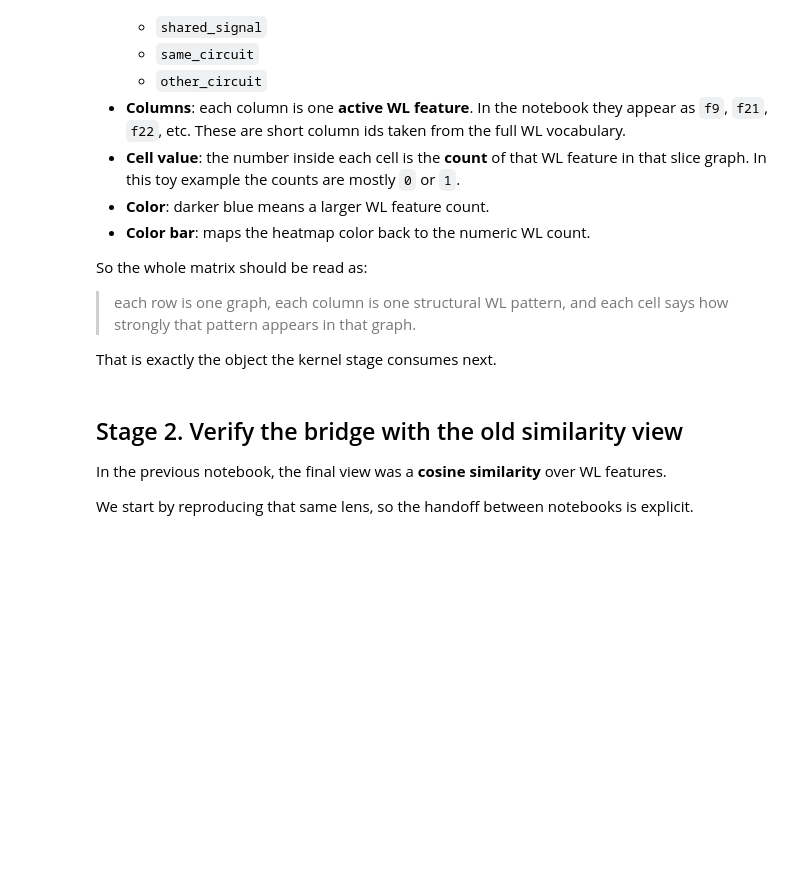
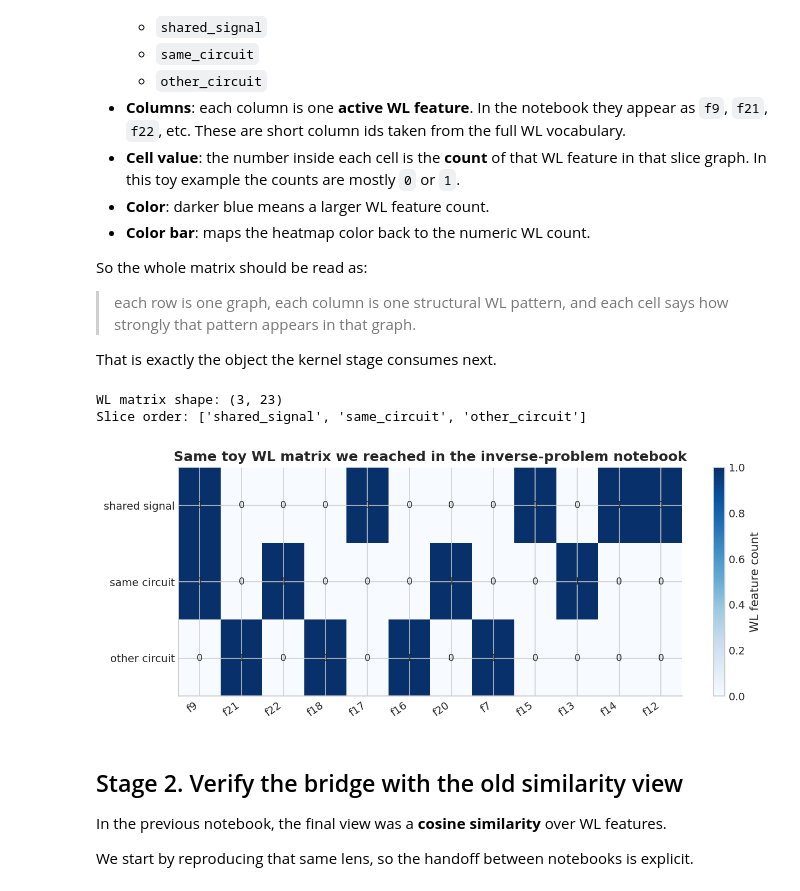
Before and after one commit to rubenfb23/PIG-Patching-based-Interpretability-Graphs-and-Kernel-Methods, a Jupyter notebook: notebooks/kernel_mechanism_walkthrough.ipynb, the cells around one changed output. Drawn from its saved outputs; the diff is of its cells as text; code cells hidden in the pictures; blank space fills up the shorter version.

```diff
--- a/notebooks/kernel_mechanism_walkthrough.ipynb
+++ b/notebooks/kernel_mechanism_walkthrough.ipynb
@@ -153,34 +154,39 @@ graphs = {
     slice_obs: graph_obs,
     slice_same: graph_same,
     slice_other: graph_other,
 }
 feature_matrix = compute_wl_features(graphs, depth=2)
 X_wl = feature_matrix.to_matrix()
 slice_names = [s.corruption for s in feature_matrix.slice_labels]
+pretty_slice_names = [name.replace("_", " ") for name in slice_names]
 
 feature_var = X_wl.var(axis=0)
 active_idx = [idx for idx in np.argsort(feature_var)[::-1] if feature_var[idx] > 0][:12]
 if not active_idx:
     active_idx = list(range(min(12, X_wl.shape[1])))
 X_wl_view = X_wl[:, active_idx]
 feature_labels = [f"f{idx}" for idx in active_idx]
 
 print("WL matrix shape:", X_wl.shape)
 print("Slice order:", slice_names)
 
 fig, ax = plt.subplots(figsize=(9.5, 3.8))
 im = ax.imshow(X_wl_view, aspect="auto", cmap="Blues")
 ax.set_xticks(np.arange(len(feature_labels)))
 ax.set_xticklabels(feature_labels, rotation=35, ha="right")
 ax.set_yticks(np.arange(len(slice_names)))
-ax.set_yticklabels(slice_names)
+ax.set_yticklabels(pretty_slice_names)
 ax.set_title("Same toy WL matrix we reached in the inverse-problem notebook")
 for i in range(X_wl_view.shape[0]):
     for j in range(X_wl_view.shape[1]):
         ax.text(j, i, f"{int(X_wl_view[i, j])}", ha="center", va="center", fontsize=9)
 plt.colorbar(im, ax=ax, label="WL feature count")
 plt.tight_layout()
 plt.show()
+# %% [output]
+WL matrix shape: (3, 23)
+Slice order: ['shared_signal', 'same_circuit', 'other_circuit']
+[figure, added]
 # %% [markdown]
 ## Stage 2. Verify the bridge with the old similarity view
 
```
Also changed, not shown: parts of 27 cells of this notebook, 1 other file.
